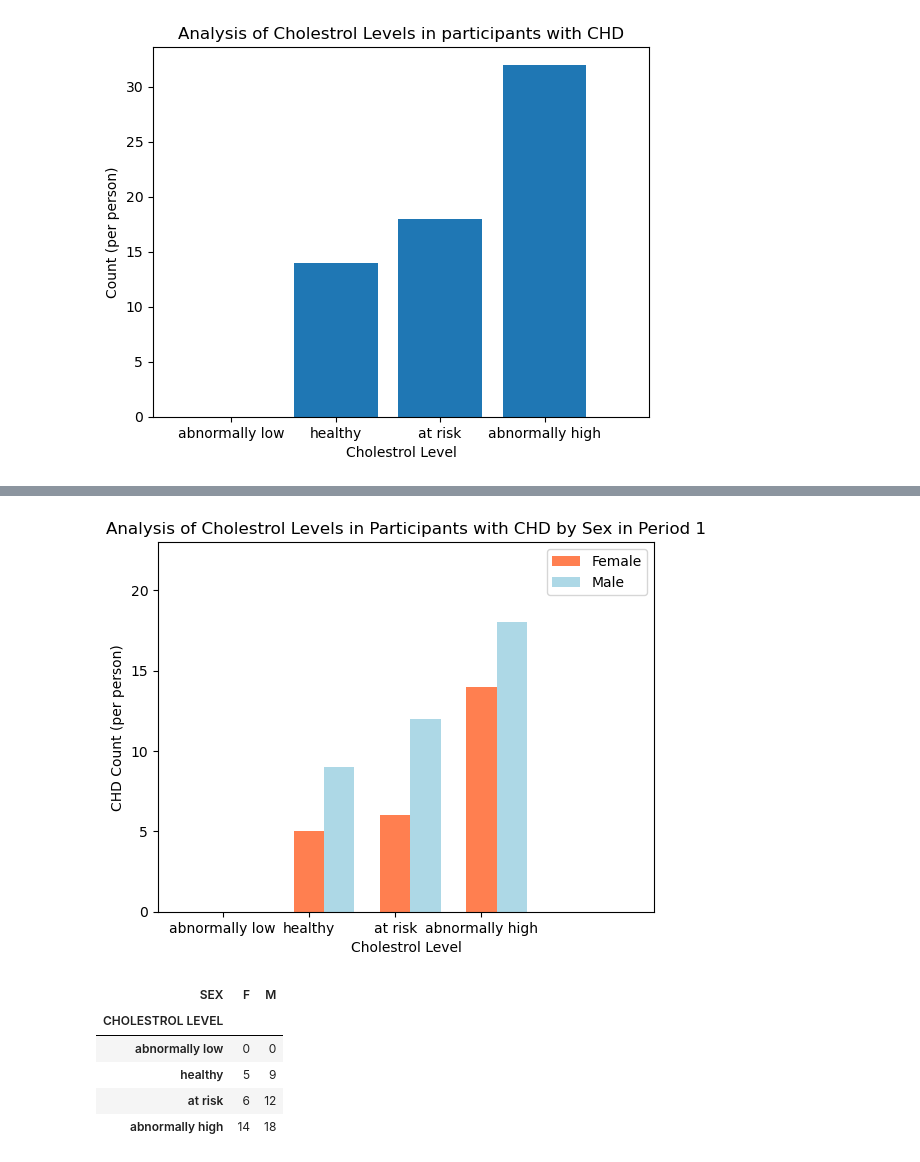
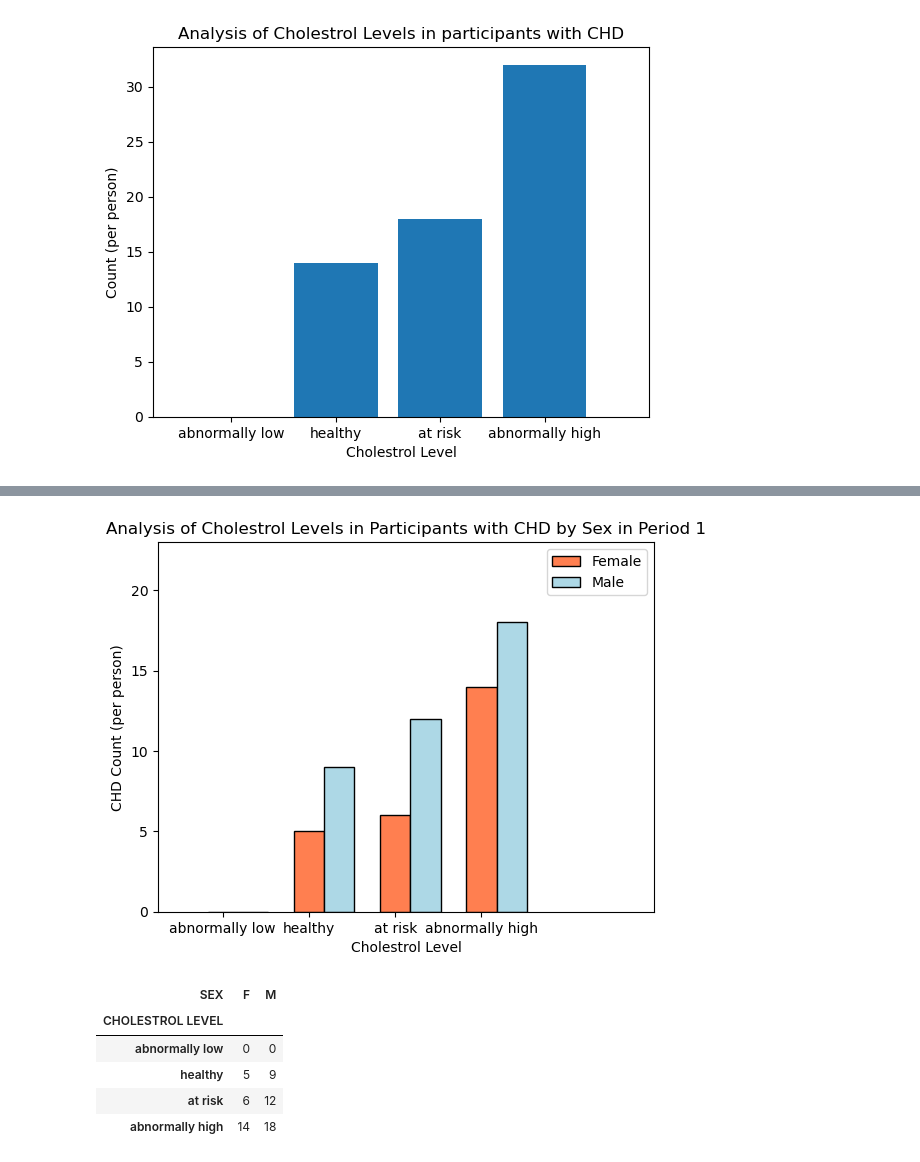
Before and after one commit to Yasmin-9/HeartInsights, a Jupyter notebook: sex/cholestrol.ipynb, the cells around one changed output, grey strips where cells are left out. Cells and saved outputs as stored; diff of their text form; code cells hidden in the pictures.

```diff
--- a/sex/cholestrol.ipynb
+++ b/sex/cholestrol.ipynb
@@ -188,24 +187,24 @@ Name: ID, dtype: int64
 # %%
 # Plotting Histogram of Cholestrol levels in relation to CHD prevalence BY SEX
 bar_width = 0.35
 x1 = range(len(bin_names))
 x2 = [x + bar_width for x in x1]
 
-plt.bar(x1,female_chol_yaxis,width=bar_width, align='center',label = 'Female',color='coral')
-plt.bar(x2,male_chol_yaxis,width=bar_width, align='center',label = 'Male',color='lightblue')
+plt.bar(x1,female_chol_yaxis,width=bar_width, align='center',label = 'Female',color='coral',edgecolor='black')
+plt.bar(x2,male_chol_yaxis,width=bar_width, align='center',label = 'Male',color='lightblue',edgecolor='black')
 plt.xlabel('Cholestrol Level')
 plt.ylabel('CHD Count (per person)')
 plt.xlim(-0.75,len(bin_names)+1)
 plt.ylim(0, max(max(female_chol_yaxis), max(male_chol_yaxis)) + 5)
 
 tick_pla = [value for value in x1]
 plt.xticks(tick_pla, bin_names)
 
 plt.title('Analysis of Cholestrol Levels in Participants with CHD by Sex in Period 1')
 plt.legend()
 plt.show()
 # %% [output]
-[figure, old version]
+[figure, new version]
 # %%
 # Creating pivot table to better analyse relationship between CHD, Cholestrol and Sex
 
```
Also changed, not shown: parts of 6 cells of this notebook.
